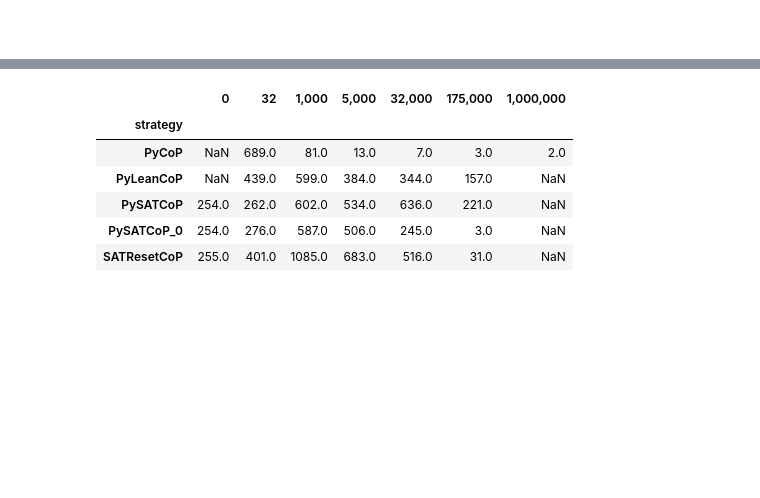
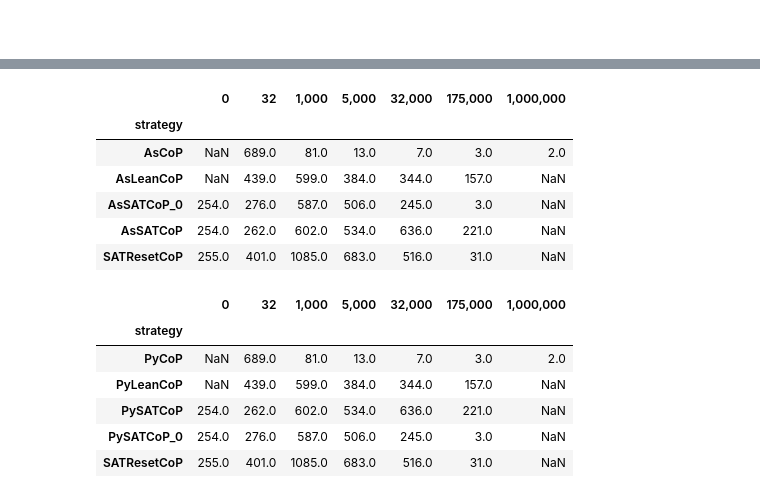
Before and after one commit to mfixman/connections, a Jupyter notebook: jupyter/Vampire.ipynb, the cells around one changed output, grey strips where cells are left out. Cells and saved outputs as stored; diff of their text form; code cells hidden in the pictures; blank space fills up the shorter version.

```diff
--- a/jupyter/Vampire.ipynb
+++ b/jupyter/Vampire.ipynb
@@ -354,3 +356,14 @@ pyplot.savefig('Vampire/figures/strategy_solved_steps_plot.png', dpi = 400, bbox
+# %%
+b.index = b.index.str.replace('Py', 'As')
+b
+# %% [output]
+|  | 0 | 32 | 1,000 | 5,000 | 32,000 | 175,000 | 1,000,000 |
+| strategy |  |  |  |  |  |  |  |
+| AsCoP | NaN | 689.0 | 81.0 | 13.0 | 7.0 | 3.0 | 2.0 |
+| AsLeanCoP | NaN | 439.0 | 599.0 | 384.0 | 344.0 | 157.0 | NaN |
+| AsSATCoP_0 | 254.0 | 276.0 | 587.0 | 506.0 | 245.0 | 3.0 | NaN |
+| AsSATCoP | 254.0 | 262.0 | 602.0 | 534.0 | 636.0 | 221.0 | NaN |
+| SATResetCoP | 255.0 | 401.0 | 1085.0 | 683.0 | 516.0 | 31.0 | NaN |
 # %%
 b
 # %% [output]
```
Also changed, not shown: parts of 3 cells of this notebook, 5 other files.
